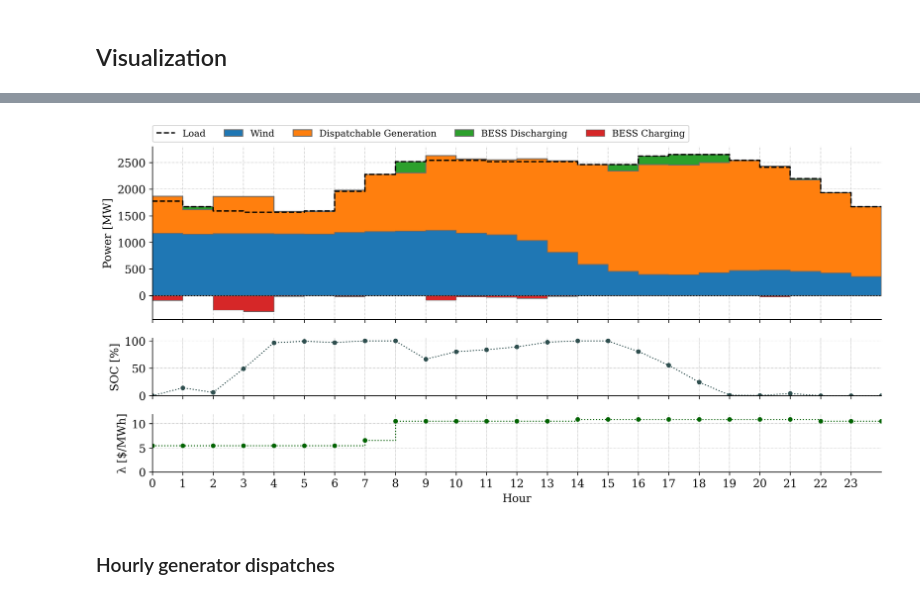
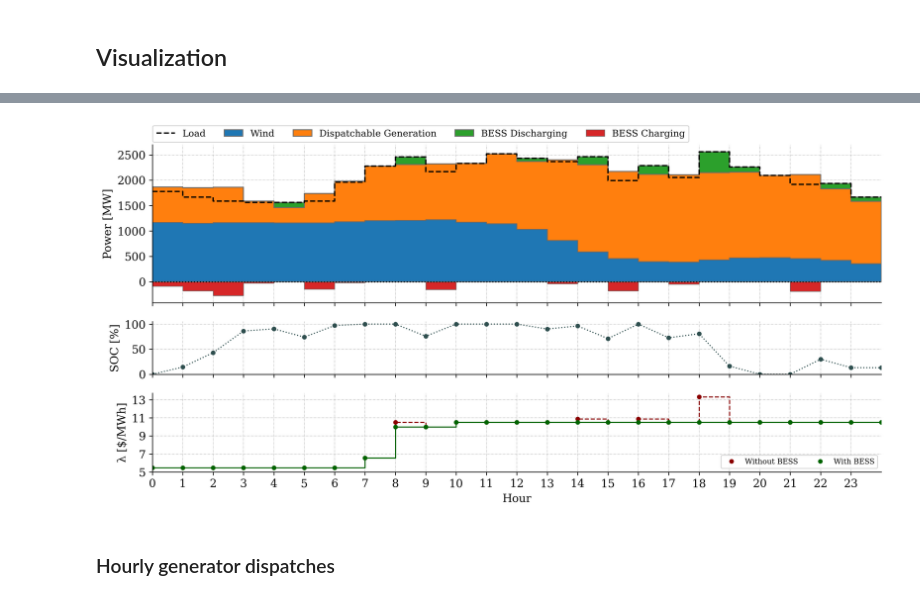
Before and after one commit to Hvid1999/46755, a Jupyter notebook: Assignment 1/task_2.ipynb, the cells around one changed output, grey strips where cells are left out. Saved outputs shown, nothing was run; the diff lists cells and outputs as text; code cells hidden in the pictures.

Commit message:
Found forgotten error in including the hourly bid prices for demand. Coirrected and updated figures.

```diff
--- a/Assignment 1/task_2.ipynb
+++ b/Assignment 1/task_2.ipynb
@@ -63,11 +63,14 @@ for t in range(T):
 
 
 #Note that the hourly bid prices are randomized within a specified range for each hour, so the pattern is mostly random
+hourly_bids = {} #dictionary containing the hourly bid prices
+
 for t in range(T):
     bid_prices = np.zeros(D)
 
     for n in range(D):
         bid_prices[n] = all_bid_prices.loc[all_bid_prices['Load #'] == (n + 1), f't{t + 1}'] #use the bid prices for the same hour that we used for task 1
+    hourly_bids[t] = bid_prices #Save bid prices for each hour
 # %% [output]
 The autoreload extension is already loaded. To reload it, use:
   %reload_ext autoreload
@@ -307,7 +398,8 @@ Name: 23, dtype: float64
 # %%
-fig, ax = plt.subplots(3,1,sharex=True,figsize=( 12 , 6 ) , dpi=300, gridspec_kw={'height_ratios': [3, 1, 1]}) # Create the figure
+fig, ax = plt.subplots(3,1,sharex=True,figsize=( 12 , 6 ) , dpi=300, gridspec_kw={'height_ratios': [3, 1, 1.5]}) # Create the figure
 
 df = results.get('overview').copy(deep=True)
+df_no_BESS = results_no_BESS.get('overview').copy(deep=True)
 
 #make a final dummy row to include the final hour in the plot
 df = pd.concat([df, df.iloc[-1].to_frame().T], ignore_index=True)
@@ -321,38 +413,45 @@ ax[0].stackplot(df.index, df[['Wind [MWh]', 'Dispatchable Production [MWh]', 'BE
                     step='post', edgecolor='dimgrey', labels=['Wind', 'Dispatchable Generation', 'BESS Discharging'], colors=['tab:blue', 'tab:orange', 'tab:green'])
 
 ax[0].stackplot(df.index, -1 * df['BESS Charging [MWh]'].T, step='post', edgecolor='dimgrey', labels=['BESS Charging'], linewidth=0.6, colors=['tab:red'])
 
 ax[0].axhline(0, color='black', linewidth=1.2, linestyle=':')
 
 ax[0].set_ylabel('Power [MW]')
 ax[0].legend(loc='upper left', bbox_to_anchor=(-0.006, 1.15),ncol=5, fontsize=10)
 
 ax[1].plot(df.index, df[r'Aggregated BESS SOC [%]'], linestyle=':', color='darkslategrey', linewidth=1.2)
 ax[1].plot(df.index, df[r'Aggregated BESS SOC [%]'], linestyle='', marker='o', markersize=4, color='darkslategrey')
 ax[1].set_ylabel('SOC [%]')
 ax[1].set_ylim([0,105])
 ax[1].set_yticks(np.arange(0, 105, 50))
 
-ax[2].step(df.index, df['Lambda [$/MWh]'], linestyle=':', color='darkgreen', linewidth=1.2, where='post')
-ax[2].plot(df.index, df['Lambda [$/MWh]'], linestyle='', marker='o', markersize=4, color='darkgreen')
+#Lambda without BESS
+ax[2].step(df_no_BESS.index, df_no_BESS['Lambda [$/MWh]'], linestyle='--', color='darkred', linewidth=1.2, where='post')
+ax[2].plot(df_no_BESS.index, df_no_BESS['Lambda [$/MWh]'], linestyle='', marker='o', markersize=4, color='darkred', label='Without BESS')
+
+#Lambda with BESS
+ax[2].step(df.index, df['Lambda [$/MWh]'], linestyle='-', color='darkgreen', linewidth=1.2, where='post')
+ax[2].plot(df.index, df['Lambda [$/MWh]'], linestyle='', marker='o', markersize=4, color='darkgreen', label='With BESS')
+
 ax[2].set_ylabel('\u03bb [$/MWh]')
-ax[2].set_ylim([0, max(df['Lambda [$/MWh]']) + 1])
-ax[2].set_yticks(np.arange(0, max(df['Lambda [$/MWh]']) + 1, 5))
+ax[2].set_ylim([5, 13.75])
+ax[2].set_yticks(np.arange(5, 14 + 1, 2))
+ax[2].legend(loc='lower right',ncol=2, fontsize=8)
 
 
 ax[2].set_xticks(np.arange(0,T))
 #ax[2].set_xticklabels(np.arange(1,T+1))
 ax[2].set_xlabel('Hour')
 ax[0].set_axisbelow(True)
 ax[1].set_axisbelow(True)
 ax[2].set_axisbelow(True)
 ax[0].margins(x=0)
 
 fig.tight_layout() # reduces white space around figures
 plt.savefig('Figures/task_2_multihour_market_clearing.png',bbox_inches='tight')
 plt.show()
 # %% [output]
-[figure, old version]
+[figure, new version]
 # %% [markdown]
 ### Hourly generator dispatches
 # %%
```
Also changed, not shown: parts of 10 cells of this notebook, 7 other files.
